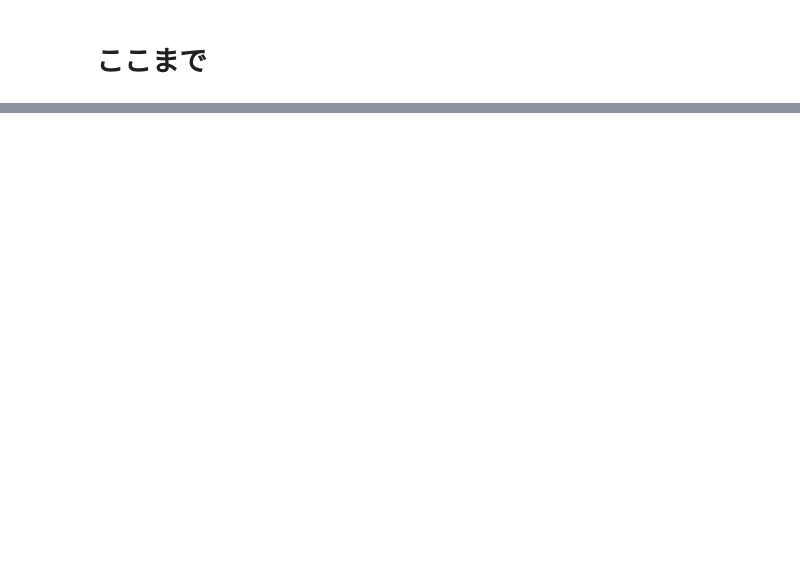
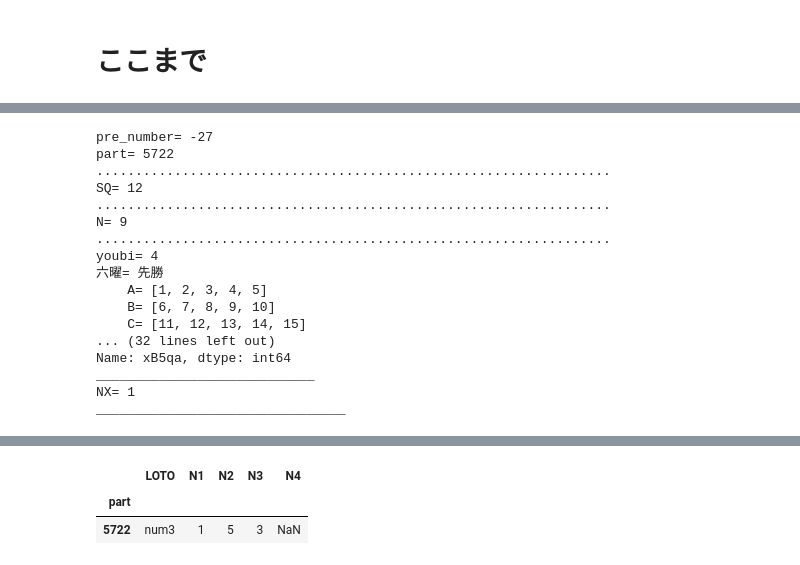
Before and after one commit to tajamaharu/-, a Jupyter notebook: loto_330_BEFORE.ipynb, the cells around one changed output, grey strips where cells are left out. Saved outputs shown, nothing was run; the diff lists cells and outputs as text; code cells hidden in the pictures; blank space fills up the shorter version.

```diff
--- a/loto_330_BEFORE.ipynb
+++ b/loto_330_BEFORE.ipynb
@@ -6731,7 +7968,7 @@ loto="num3"#@param ["num3","num4"]
 NUM_0=na_ddf
 
 
-NX=3#@param {type:"slider", min:0, max:4, step:1}
+NX=1#@param {type:"slider", min:0, max:4, step:1}
 if NX==0:
     NUM_X=NUM_0
 if NX==1:
@@ -6846,7 +8083,7 @@ day_1=NEXT_X["day"].iloc[-1]
 youbi_1=NEXT_X["youbi"].iloc[-1]
 
 
-qa=1  #@param {type:"slider", min:1, max:39, step:1}
+qa=12  #@param {type:"slider", min:1, max:39, step:1}
 print("..................................................................")
 print("SQ=",qa)
 print("..................................................................")
@@ -6899,7 +8136,7 @@ if NX==3:
 if NX==4:
     NUM_X="NUM_4"
 
-wedf=dsq #@param ["dsq","drokuyo","dmonth","dday","dyoubi","dprime_index"]{type:"raw"}
+wedf=drokuyo #@param ["dsq","drokuyo","dmonth","dday","dyoubi","dprime_index"]{type:"raw"}
 
 w=10 #@param {type:"slider", min:2, max:10, step:1}
 wedf_1=wedf[['LOTO', 'part', 'date', 'N1', 'N2', 'N3', 'N4',"x1qa","x2qa","x3qa","x4qa","x5qa","x6qa","x7qa","x8qa","x9qa","x10qa"
@@ -6909,7 +8146,7 @@ wedf_1=wedf[['LOTO', 'part', 'date', 'N1', 'N2', 'N3', 'N4',"x1qa","x2qa","x3qa"
 wedf_1.columns='LOTO', 'part', 'date', 'N1', 'N2', 'N3', 'N4', 1,          2,          3,          4,5,          6,          7,          8,          9,         10,11,         12,         13,         14,         15,         16,17,         18,         19,         20,         21,         22,23,         24,         25,         26,         27,         28,29,         30,         31,         32,         33,         34,35,         36,         37,         38,         39,         40,41,         42,         43,
 
 n=0 #@param {type:"slider", min:0, max:45, step:1}
-qaz=5 #@param {type:"slider", min:2, max:10, step:1}
+qaz=9 #@param {type:"slider", min:2, max:10, step:1}
 if  qaz==2:
     edf_1=plas2
 if  qaz==3:
@@ -6942,7 +8179,7 @@ if "getumatu" in edf.columns :
 #u_4=u_3.loc[:,~u_3.columns.str.contains("s")]
 
 num=2 #@param {type:"slider", min:2, max:10, step:2}
-QER=50 #@param {type:"slider", min:10, max:100 ,step:10}
+QER=100 #@param {type:"slider", min:10, max:100 ,step:10}
 
 y_1=u_3.iloc[:,num].tail(QER)
 print("____________________________")
@@ -7157,3 +8394,21 @@ if  qaz==2 or qaz==9:
 
 fig.show()
 pd.DataFrame(NEXT_X[["LOTO","part","N1","N2","N3","N4"]].iloc[-1,]).T.set_index('part')
+# %% [output]
+pre_number= -27
+part= 5722
+..................................................................
+SQ= 12
+..................................................................
+N= 9
+..................................................................
+youbi= 4
+六曜= 先勝
+    A= [1, 2, 3, 4, 5]
+    B= [6, 7, 8, 9, 10]
+    C= [11, 12, 13, 14, 15]
+... (32 lines left out)
+Name: xB5qa, dtype: int64
+____________________________
+NX= 1
+________________________________
@@ -7160,3 +8416,6 @@ pd.DataFrame(NEXT_X[["LOTO","part","N1","N2","N3","N4"]].iloc[-1,]).T.set_index(
+|  | LOTO | N1 | N2 | N3 | N4 |
+| part |  |  |  |  |  |
+| 5722 | num3 | 1 | 5 | 3 | NaN |
 # %%
 #@title
 u_2
```
Also changed, not shown: parts of 34 cells of this notebook.
